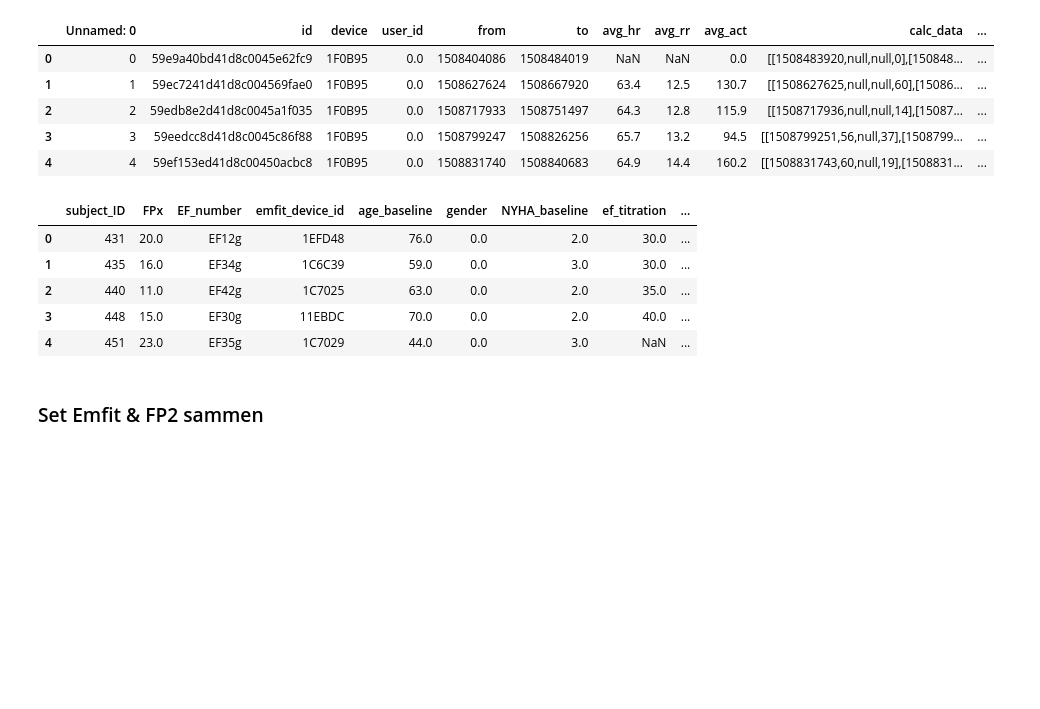
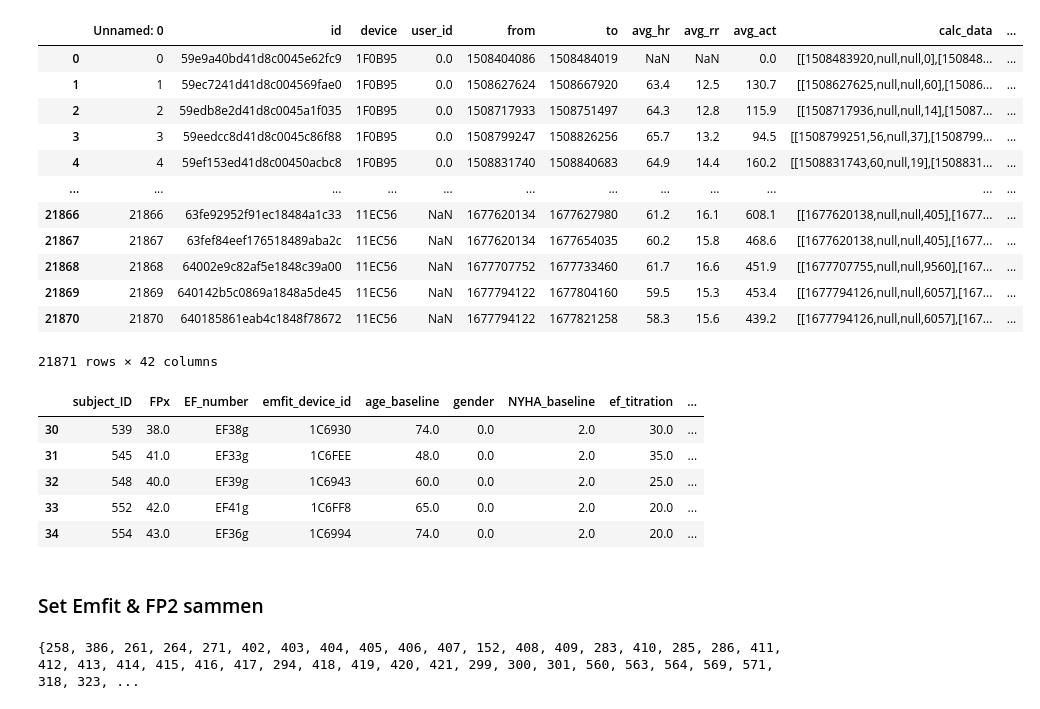
Before and after one commit to MathiasKirk/Projekt_Kandidat2, a Jupyter notebook: OpenData.ipynb, the cells around one changed output. Saved outputs shown, nothing was run; the diff lists cells and outputs as text; code cells hidden in the pictures; blank space fills up the shorter version.

```diff
--- a/OpenData.ipynb
+++ b/OpenData.ipynb
@@ -1,31 +1,84 @@
 # %%
 # Import Pandas
 import pandas as pd
 
 # Show all columns
 pd.set_option('display.max_columns', None)
 
 # Read Data.csv
 data = pd.read_csv('C:/Users/mathi/OneDrive/Skrivebord/2_Sem_Kand/Projekt_Kandidat2/Data.csv')
 
-data.head(5)
+data
 # %% [output]
 |  | Unnamed: 0 | id | device | user_id | from | to | avg_hr | avg_rr | avg_act | calc_data | ... |
 | 0 | 0 | 59e9a40bd41d8c0045e62fc9 | 1F0B95 | 0.0 | 1508404086 | 1508484019 | NaN | NaN | 0.0 | [[1508483920,null,null,0],[150848... | ... |
 | 1 | 1 | 59ec7241d41d8c004569fae0 | 1F0B95 | 0.0 | 1508627624 | 1508667920 | 63.4 | 12.5 | 130.7 | [[1508627625,null,null,60],[15086... | ... |
 | 2 | 2 | 59edb8e2d41d8c0045a1f035 | 1F0B95 | 0.0 | 1508717933 | 1508751497 | 64.3 | 12.8 | 115.9 | [[1508717936,null,null,14],[15087... | ... |
 | 3 | 3 | 59eedcc8d41d8c0045c86f88 | 1F0B95 | 0.0 | 1508799247 | 1508826256 | 65.7 | 13.2 | 94.5 | [[1508799251,56,null,37],[1508799... | ... |
 | 4 | 4 | 59ef153ed41d8c00450acbc8 | 1F0B95 | 0.0 | 1508831740 | 1508840683 | 64.9 | 14.4 | 160.2 | [[1508831743,60,null,19],[1508831... | ... |
+| ... | ... | ... | ... | ... | ... | ... | ... | ... | ... | ... | ... |
+| 21866 | 21866 | 63fe92952f91ec18484a1c33 | 11EC56 | NaN | 1677620134 | 1677627980 | 61.2 | 16.1 | 608.1 | [[1677620138,null,null,405],[1677... | ... |
+| 21867 | 21867 | 63fef84eef176518489aba2c | 11EC56 | NaN | 1677620134 | 1677654035 | 60.2 | 15.8 | 468.6 | [[1677620138,null,null,405],[1677... | ... |
+| 21868 | 21868 | 64002e9c82af5e1848c39a00 | 11EC56 | NaN | 1677707752 | 1677733460 | 61.7 | 16.6 | 451.9 | [[1677707755,null,null,9560],[167... | ... |
+| 21869 | 21869 | 640142b5c0869a1848a5de45 | 11EC56 | NaN | 1677794122 | 1677804160 | 59.5 | 15.3 | 453.4 | [[1677794126,null,null,6057],[167... | ... |
+| 21870 | 21870 | 640185861eab4c1848f78672 | 11EC56 | NaN | 1677794122 | 1677821258 | 58.3 | 15.6 | 439.2 | [[1677794126,null,null,6057],[167... | ... |
+21871 rows × 42 columns
 # %%
 # Read Data.csv
 df_patientInfo = pd.read_excel('Data_om_patienter.xlsx')
-df_patientInfo.head(5)
+# Remove 'subject_ID' == Gennemsnit
+df_patientInfo = df_patientInfo[df_patientInfo.subject_ID != 'Gennemsnit']
+
+df_patientInfo.tail(5)
 # %% [output]
 |  | subject_ID | FPx | EF_number | emfit_device_id | age_baseline | gender | NYHA_baseline | ef_titration | ... |
-| 0 | 431 | 20.0 | EF12g | 1EFD48 | 76.0 | 0.0 | 2.0 | 30.0 | ... |
-| 1 | 435 | 16.0 | EF34g | 1C6C39 | 59.0 | 0.0 | 3.0 | 30.0 | ... |
-| 2 | 440 | 11.0 | EF42g | 1C7025 | 63.0 | 0.0 | 2.0 | 35.0 | ... |
-| 3 | 448 | 15.0 | EF30g | 11EBDC | 70.0 | 0.0 | 2.0 | 40.0 | ... |
-| 4 | 451 | 23.0 | EF35g | 1C7029 | 44.0 | 0.0 | 3.0 | NaN | ... |
+| 30 | 539 | 38.0 | EF38g | 1C6930 | 74.0 | 0.0 | 2.0 | 30.0 | ... |
+| 31 | 545 | 41.0 | EF33g | 1C6FEE | 48.0 | 0.0 | 2.0 | 35.0 | ... |
+| 32 | 548 | 40.0 | EF39g | 1C6943 | 60.0 | 0.0 | 2.0 | 25.0 | ... |
+| 33 | 552 | 42.0 | EF41g | 1C6FF8 | 65.0 | 0.0 | 2.0 | 20.0 | ... |
+| 34 | 554 | 43.0 | EF36g | 1C6994 | 74.0 | 0.0 | 2.0 | 20.0 | ... |
 # %% [markdown]
 ### Set Emfit & FP2 sammen
+# %%
+
+# Make a list of unique values in the column 'subject_ID'
+unique_subject_ID = df_patientInfo['subject_ID'].unique()
+# print(unique_subject_ID) # [431 435 440 448 451 453 454 457 459 462 465 468 469 477 478 483 485 492
+#  # 494 495 499 504 510 513 515 516 518 520 524 526 539 545 548 552 554]
+
+# Print unique values in the column 'patient_ID'
+unique_patient_ID = data['patient_ID'].unique()
+# print(unique_patient_ID)  # [152 258 261 264 271 283 285 286 294 299 300 301 318 323 327 329 332 342
+#  350 352 353 360 361 376 383 386 402 403 404 405 406 407 408 409 410 411
+#  412 413 414 415 416 417 418 419 420 421 431 435 440 448 451 454 459 462
+#  465 468 469 477 485 492 494 495 504 510 513 515 516 520 524 526 545 548
+#  552 554 560 563 564 569 571 583 586]
+
+# # Which values in unique_patient_ID are not in unique_subject_ID
+# print(set(unique_patient_ID) - set(unique_subject_ID))
+
+
+# For loop through the list and where unique_subject_ID is == patient_ID in dataframe data then make new column age_baseline	gender	NYHA_baseline	ef_titration	ef_rehabilitation	ef_finished	weight_baseline	height_baseline	bp_sys_baseline	bp_dia_baseline	heart_rate_baseline and add the values from the dataframe df_patientInfo
+
+# for i in unique_subject_ID:
+#     data.loc[data['patient_ID'] == i, 'AGEBL'] = df_patientInfo.loc[df_patientInfo['subject_ID'] == i, 'age_baseline'].values[0]
+#     data.loc[data['patient_ID'] == i, 'GENDER'] = df_patientInfo.loc[df_patientInfo['subject_ID'] == i, 'gender'].values[0]
+#     data.loc[data['patient_ID'] == i, 'NYHABL'] = df_patientInfo.loc[df_patientInfo['subject_ID'] == i, 'NYHA_baseline'].values[0]
+#     data.loc[data['patient_ID'] == i, 'EFTITBL'] = df_patientInfo.loc[df_patientInfo['subject_ID'] == i, 'ef_titration'].values[0]
+#     data.loc[data['patient_ID'] == i, 'EJREHABBL'] = df_patientInfo.loc[df_patientInfo['subject_ID'] == i, 'ef_rehabilitation'].values[0]
+#     data.loc[data['patient_ID'] == i, 'EJFINISHBL'] = df_patientInfo.loc[df_patientInfo['subject_ID'] == i, 'ef_finished'].values[0]
+#     data.loc[data['patient_ID'] == i, 'WEIGHTBL'] = df_patientInfo.loc[df_patientInfo['subject_ID'] == i, 'weight_baseline'].values[0]
+#     data.loc[data['patient_ID'] == i, 'HEIGHTBL'] = df_patientInfo.loc[df_patientInfo['subject_ID'] == i, 'height_baseline'].values[0]
+#     data.loc[data['patient_ID'] == i, 'BPSYSBL'] = df_patientInfo.loc[df_patientInfo['subject_ID'] == i, 'bp_sys_baseline'].values[0]
+#     data.loc[data['patient_ID'] == i, 'BPDIABL'] = df_patientInfo.loc[df_patientInfo['subject_ID'] == i, 'bp_dia_baseline'].values[0]
+#     data.loc[data['patient_ID'] == i, 'HRB'] = df_patientInfo.loc[df_patientInfo['subject_ID'] == i, 'heart_rate_baseline'].values[0]
+
+# data
+
+# # Print data for patient_ID == 524
+# data.loc[data['patient_ID'] == 524]
+
+# for i in newListOfPatients:
+#     df_dataPreb.loc[df_dataPreb['id_Patient'] == i, 'AGE'] = df_redcap.loc[df_redcap['id_Patient'] == i, 'AlderInklusion'].values[0]
+# %% [output]
+{258, 386, 261, 264, 271, 402, 403, 404, 405, 406, 407, 152, 408, 409, 283, 410, 285, 286, 411, 412, 413, 414, 415, 416, 417, 294, 418, 419, 420, 421, 299, 300, 301, 560, 563, 564, 569, 571, 318, 323, ...
```
Also changed, not shown: 1 other file.
